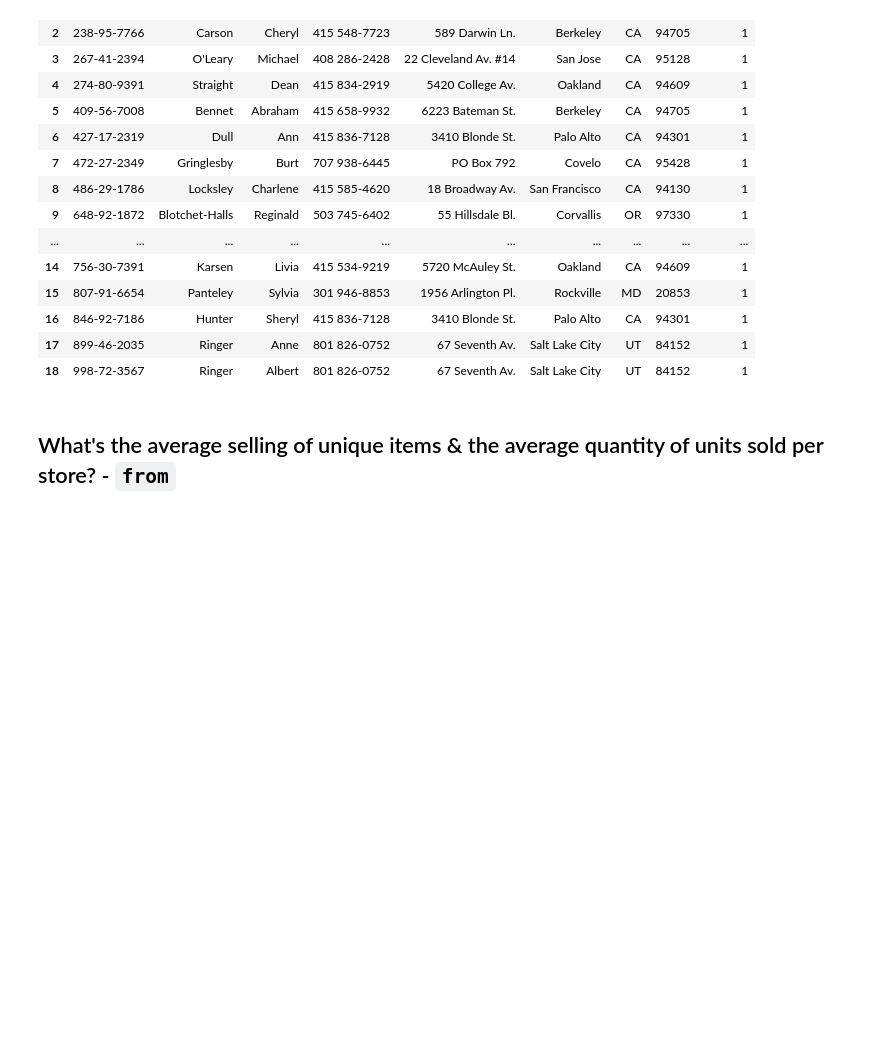
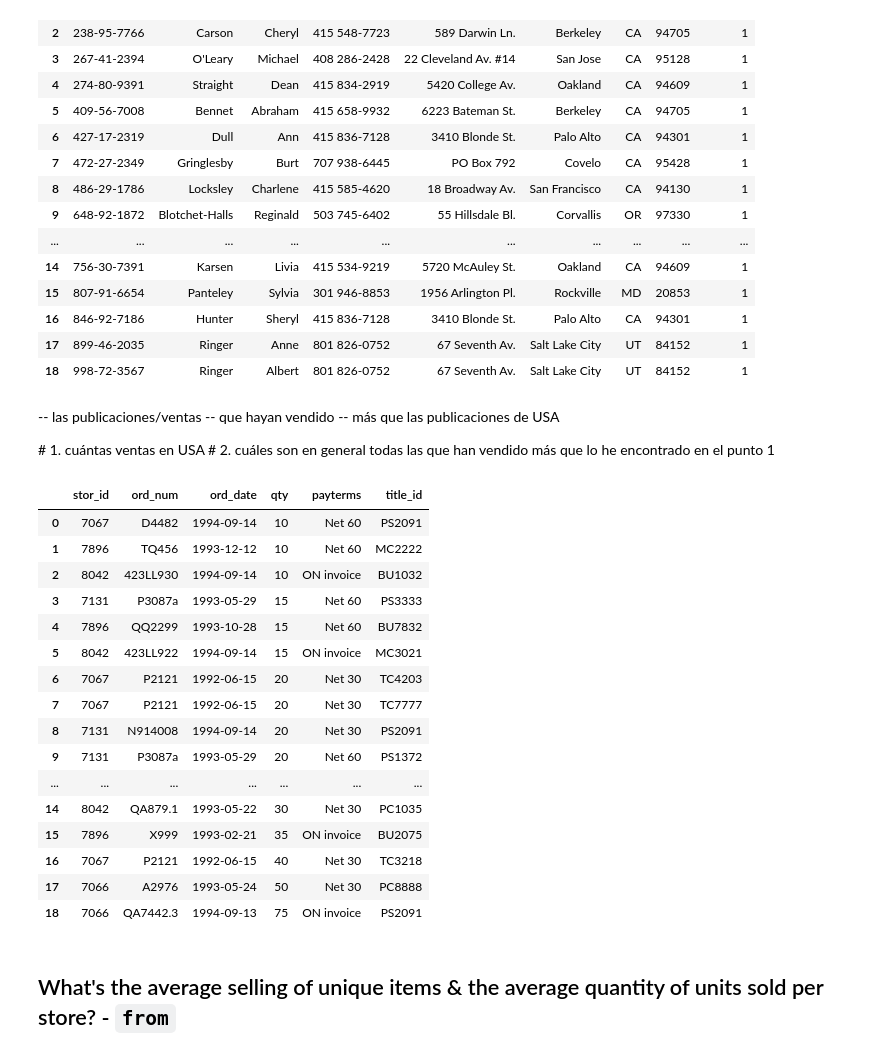
Before and after one commit to Ironhack-data-bcn-feb-2023/lectures, a Jupyter notebook: module-2/01-SQL & SQL through python.ipynb, the cells around one changed output. Saved outputs shown, nothing was run; the diff lists cells and outputs as text; code cells hidden in the pictures; blank space fills up the shorter version.

```diff
--- a/module-2/01-SQL & SQL through python.ipynb
+++ b/module-2/01-SQL & SQL through python.ipynb
@@ -280,6 +280,42 @@ pd.read_sql_query (query_publicados, engine)
 | 16 | 846-92-7186 | Hunter | Sheryl | 415 836-7128 | 3410 Blonde St. | Palo Alto | CA | 94301 | 1 |
 | 17 | 899-46-2035 | Ringer | Anne | 801 826-0752 | 67 Seventh Av. | Salt Lake City | UT | 84152 | 1 |
 | 18 | 998-72-3567 | Ringer | Albert | 801 826-0752 | 67 Seventh Av. | Salt Lake City | UT | 84152 | 1 |
+# %% [markdown]
+-- las publicaciones/ventas
+    -- que hayan vendido
+    -- más que las publicaciones de USA
+
+# 1. cuántas ventas en USA
+# 2. cuáles son en general todas las que han vendido más
+que lo he encontrado en el punto 1
+# %%
+df = pd.read_sql_query("""
+SELECT * FROM sales
+WHERE qty > (SELECT COUNT(pub_id) as total
+                 FROM publishers
+                 WHERE country = "USA")
+ORDER BY qty;
+
+""", engine)
+df
+# %% [output]
+|  | stor_id | ord_num | ord_date | qty | payterms | title_id |
+| 0 | 7067 | D4482 | 1994-09-14 | 10 | Net 60 | PS2091 |
+| 1 | 7896 | TQ456 | 1993-12-12 | 10 | Net 60 | MC2222 |
+| 2 | 8042 | 423LL930 | 1994-09-14 | 10 | ON invoice | BU1032 |
+| 3 | 7131 | P3087a | 1993-05-29 | 15 | Net 60 | PS3333 |
+| 4 | 7896 | QQ2299 | 1993-10-28 | 15 | Net 60 | BU7832 |
+| 5 | 8042 | 423LL922 | 1994-09-14 | 15 | ON invoice | MC3021 |
+| 6 | 7067 | P2121 | 1992-06-15 | 20 | Net 30 | TC4203 |
+| 7 | 7067 | P2121 | 1992-06-15 | 20 | Net 30 | TC7777 |
+| 8 | 7131 | N914008 | 1994-09-14 | 20 | Net 30 | PS2091 |
+| 9 | 7131 | P3087a | 1993-05-29 | 20 | Net 60 | PS1372 |
+| ... | ... | ... | ... | ... | ... | ... |
+| 14 | 8042 | QA879.1 | 1993-05-22 | 30 | Net 30 | PC1035 |
+| 15 | 7896 | X999 | 1993-02-21 | 35 | ON invoice | BU2075 |
+| 16 | 7067 | P2121 | 1992-06-15 | 40 | Net 30 | TC3218 |
+| 17 | 7066 | A2976 | 1993-05-24 | 50 | Net 30 | PC8888 |
+| 18 | 7066 | QA7442.3 | 1994-09-13 | 75 | ON invoice | PS2091 |
 # %% [markdown]
 ## What's the average selling of unique items & the average quantity of units sold per store? -  `from`
 # %% [markdown]
```
Also changed, not shown: parts of 37 cells of this notebook.
